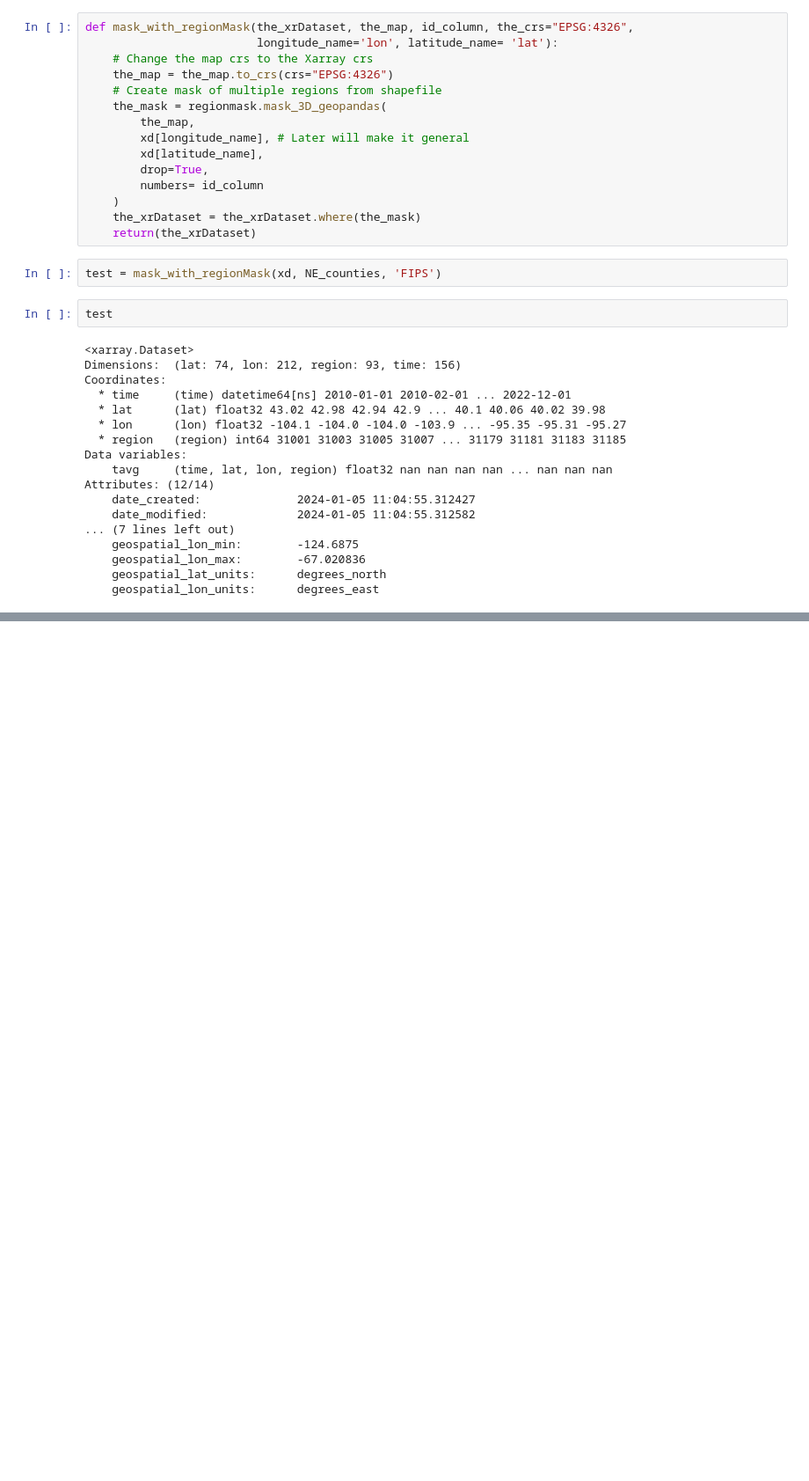
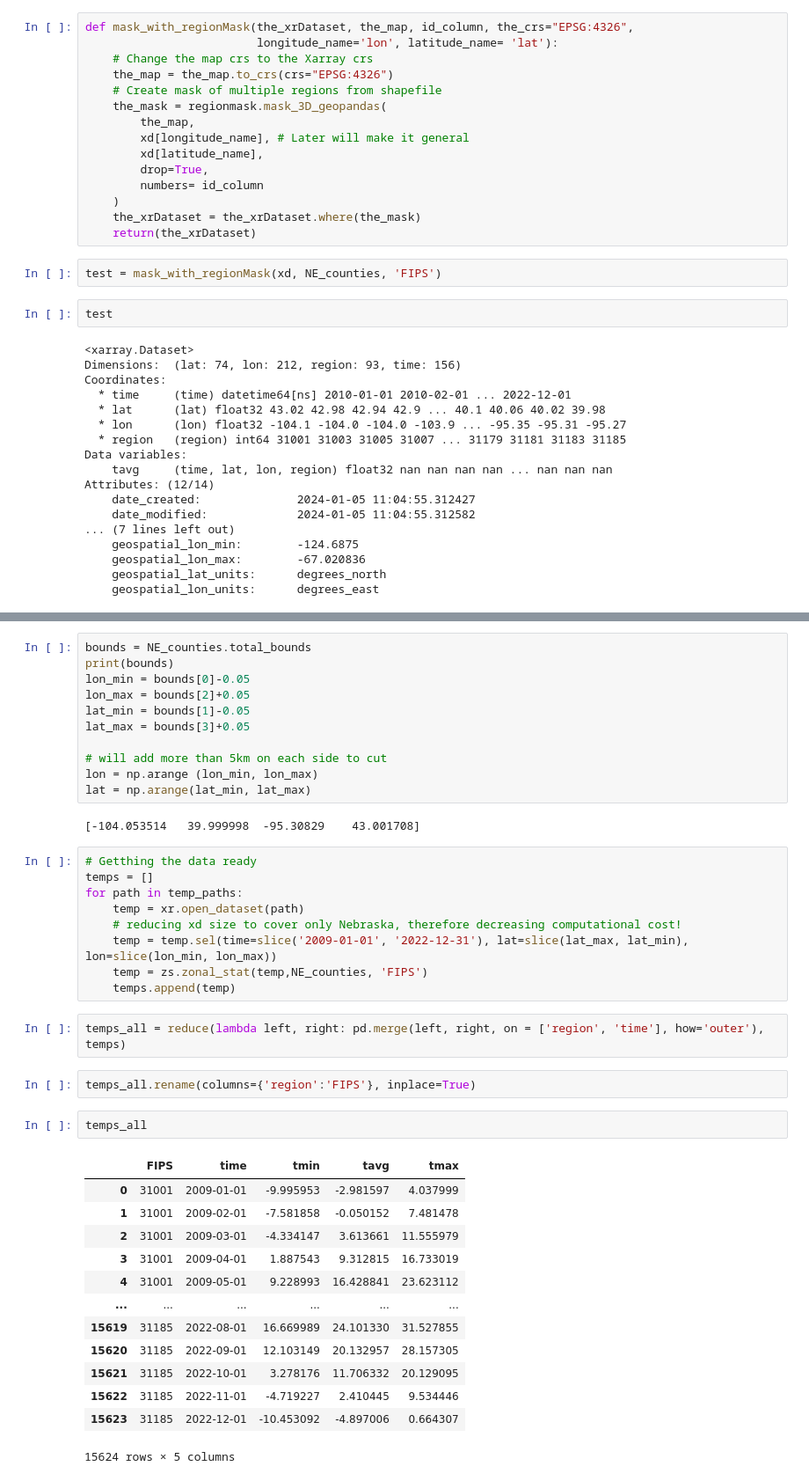
Before and after one commit to Babakjfard/ShortCommonCodes, a Jupyter notebook: notebooks/nClimgridToCounty.ipynb, the cells around one changed output, grey strips where cells are left out. Shown at 88% size. Saved outputs shown, nothing was run; the diff lists cells and outputs as text; blank space fills up the shorter version.

Commit message:
Nebraska Temperatures

```diff
--- a/notebooks/nClimgridToCounty.ipynb
+++ b/notebooks/nClimgridToCounty.ipynb
@@ -258,0 +300,42 @@ Attributes: (12/14)
+# %%
+bounds = NE_counties.total_bounds
+print(bounds)
+lon_min = bounds[0]-0.05
+lon_max = bounds[2]+0.05
+lat_min = bounds[1]-0.05
+lat_max = bounds[3]+0.05
+
+# will add more than 5km on each side to cut
+lon = np.arange (lon_min, lon_max)
+lat = np.arange(lat_min, lat_max)
+# %% [output]
+[-104.053514   39.999998  -95.30829    43.001708]
+# %%
+# Getthing the data ready
+temps = []
+for path in temp_paths:
+    temp = xr.open_dataset(path)
+    # reducing xd size to cover only Nebraska, therefore decreasing computational cost!
+    temp = temp.sel(time=slice('2009-01-01', '2022-12-31'), lat=slice(lat_max, lat_min), lon=slice(lon_min, lon_max))
+    temp = zs.zonal_stat(temp,NE_counties, 'FIPS')
+    temps.append(temp)
+# %%
+temps_all = reduce(lambda left, right: pd.merge(left, right, on = ['region', 'time'], how='outer'), temps)
+# %%
+temps_all.rename(columns={'region':'FIPS'}, inplace=True)
+# %%
+temps_all
+# %% [output]
+|  | FIPS | time | tmin | tavg | tmax |
+| 0 | 31001 | 2009-01-01 | -9.995953 | -2.981597 | 4.037999 |
+| 1 | 31001 | 2009-02-01 | -7.581858 | -0.050152 | 7.481478 |
+| 2 | 31001 | 2009-03-01 | -4.334147 | 3.613661 | 11.555979 |
+| 3 | 31001 | 2009-04-01 | 1.887543 | 9.312815 | 16.733019 |
+| 4 | 31001 | 2009-05-01 | 9.228993 | 16.428841 | 23.623112 |
+| ... | ... | ... | ... | ... | ... |
+| 15619 | 31185 | 2022-08-01 | 16.669989 | 24.101330 | 31.527855 |
+| 15620 | 31185 | 2022-09-01 | 12.103149 | 20.132957 | 28.157305 |
+| 15621 | 31185 | 2022-10-01 | 3.278176 | 11.706332 | 20.129095 |
+| 15622 | 31185 | 2022-11-01 | -4.719227 | 2.410445 | 9.534446 |
+| 15623 | 31185 | 2022-12-01 | -10.453092 | -4.897006 | 0.664307 |
+15624 rows × 5 columns
```
Also changed, not shown: parts of 9 cells of this notebook.
